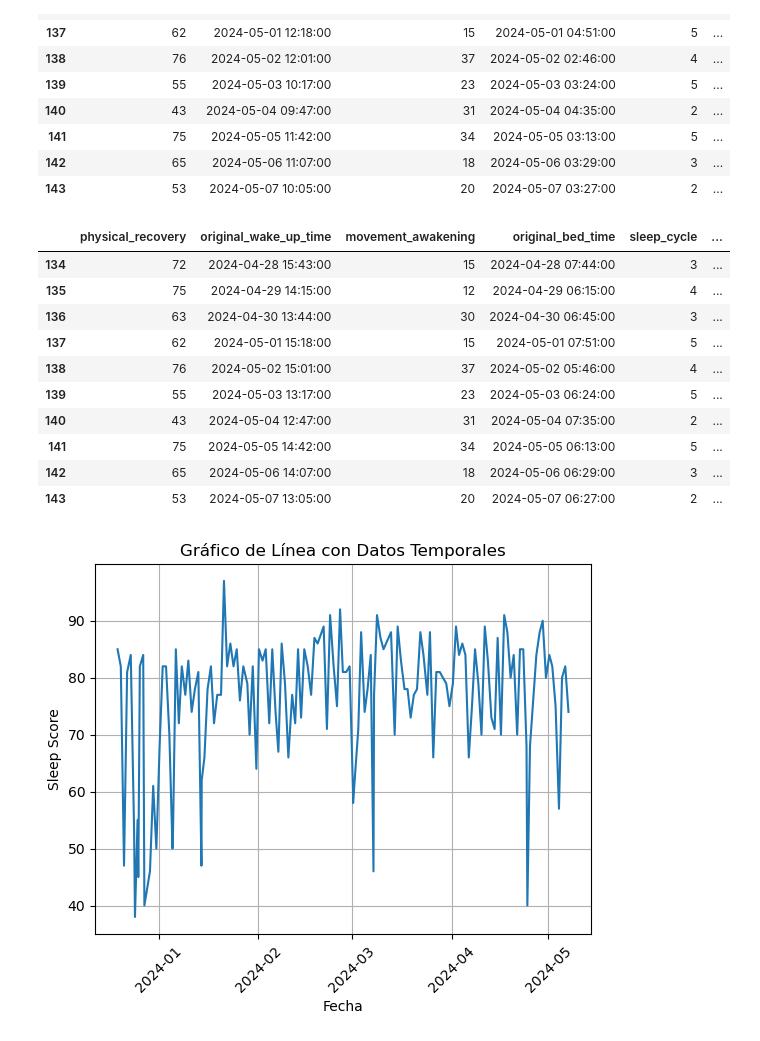
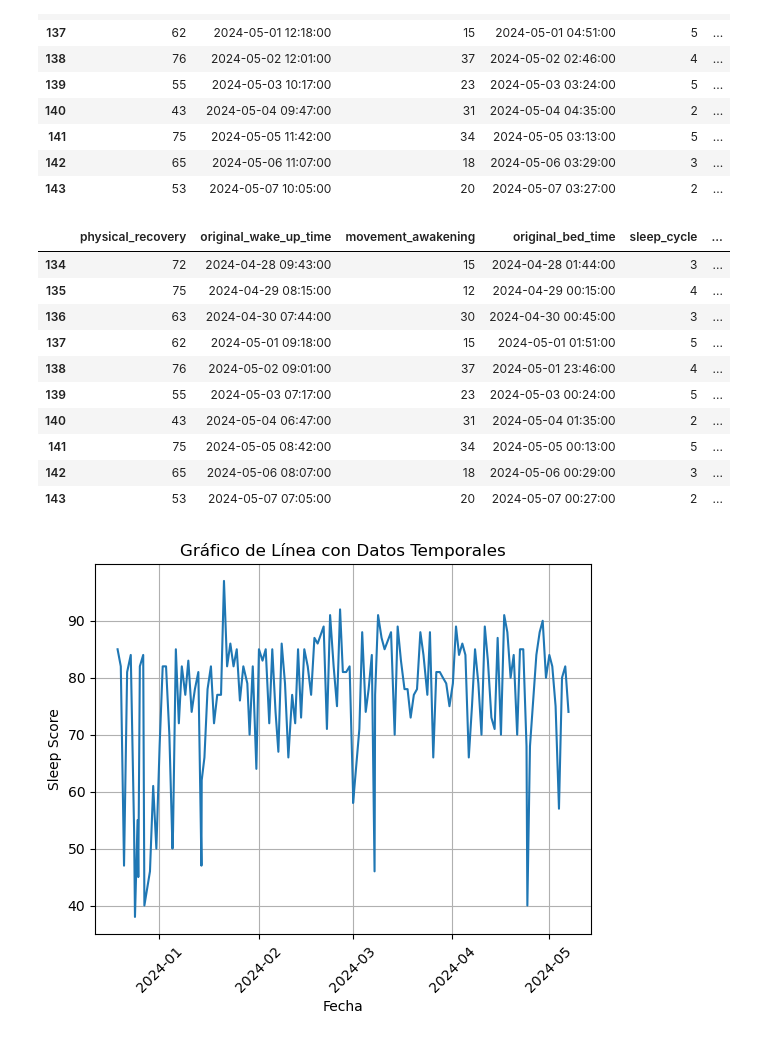
Before and after one commit to MatiasLoiseau/sleep-data-samsung-health, a Jupyter notebook: exploratory_data_analysis.ipynb, the cells around one changed output. Cells and saved outputs as stored; diff of their text form; code cells hidden in the pictures.

```diff
--- a/exploratory_data_analysis.ipynb
+++ b/exploratory_data_analysis.ipynb
@@ -5,7 +5,7 @@ import matplotlib.pyplot as plt
 #df_sleep = pd.read_csv('data/sleep.csv')
 # %%
 # Especificar las columnas que deseas cargar
-columnas = ['physical_recovery', 'original_wake_up_time', 'movement_awakening', 'original_bed_time','sleep_cycle','efficiency','sleep_score', 'sleep_duration', 'com.samsung.health.sleep.start_time','com.samsung.health.sleep.update_time','com.samsung.health.sleep.create_time','com.samsung.health.sleep.end_time','com.samsung.health.sleep.time_offset']
+columnas = ['physical_recovery', 'sleep_duration', 'original_wake_up_time', 'movement_awakening', 'original_bed_time','sleep_cycle','efficiency','sleep_score', 'sleep_duration', 'com.samsung.health.sleep.start_time','com.samsung.health.sleep.update_time','com.samsung.health.sleep.create_time','com.samsung.health.sleep.end_time','com.samsung.health.sleep.time_offset']
 
 # Cargar solo las columnas especificadas
 df_sleep = pd.read_csv('data/sleep.csv', usecols=columnas, parse_dates=['original_wake_up_time','original_bed_time','com.samsung.health.sleep.start_time','com.samsung.health.sleep.update_time','com.samsung.health.sleep.create_time','com.samsung.health.sleep.end_time'])
@@ -108,35 +138,35 @@ df_sleep.tail(10)
 # %%
 columnas_datetime = ['original_wake_up_time', 'original_bed_time', 'start_time', 'update_time', 'create_time', 'end_time']
 
 # el dataset cuenta con distintos time_offset
 # asi que la funcion de abajo es para formatearlos a la hora exacta
 
 # Función para ajustar las columnas según el time offset
 def ajustar_columnas_por_offset(row):
     offset = row['time_offset']
     if '+' in offset:
-        hours = int(offset.split('+')[1][:2])
+        hours = -int(offset.split('+')[1][:2])
     elif '-' in offset:
-        hours = -int(offset.split('-')[1][:2])
+        hours = int(offset.split('-')[1][:2])
     else:
         hours = 0  # No se especificó un offset válido
     return row[columnas_datetime] - pd.Timedelta(hours=hours)
 
 # Aplicar la función a cada fila para ajustar las columnas según el offset
 df_sleep[columnas_datetime] = df_sleep.apply(ajustar_columnas_por_offset, axis=1)
 df_sleep.tail(10)
 # %% [output]
 |  | physical_recovery | original_wake_up_time | movement_awakening | original_bed_time | sleep_cycle | ... |
-| 134 | 72 | 2024-04-28 15:43:00 | 15 | 2024-04-28 07:44:00 | 3 | ... |
-| 135 | 75 | 2024-04-29 14:15:00 | 12 | 2024-04-29 06:15:00 | 4 | ... |
-| 136 | 63 | 2024-04-30 13:44:00 | 30 | 2024-04-30 06:45:00 | 3 | ... |
-| 137 | 62 | 2024-05-01 15:18:00 | 15 | 2024-05-01 07:51:00 | 5 | ... |
-| 138 | 76 | 2024-05-02 15:01:00 | 37 | 2024-05-02 05:46:00 | 4 | ... |
-| 139 | 55 | 2024-05-03 13:17:00 | 23 | 2024-05-03 06:24:00 | 5 | ... |
-| 140 | 43 | 2024-05-04 12:47:00 | 31 | 2024-05-04 07:35:00 | 2 | ... |
-| 141 | 75 | 2024-05-05 14:42:00 | 34 | 2024-05-05 06:13:00 | 5 | ... |
-| 142 | 65 | 2024-05-06 14:07:00 | 18 | 2024-05-06 06:29:00 | 3 | ... |
-| 143 | 53 | 2024-05-07 13:05:00 | 20 | 2024-05-07 06:27:00 | 2 | ... |
+| 134 | 72 | 2024-04-28 09:43:00 | 15 | 2024-04-28 01:44:00 | 3 | ... |
+| 135 | 75 | 2024-04-29 08:15:00 | 12 | 2024-04-29 00:15:00 | 4 | ... |
+| 136 | 63 | 2024-04-30 07:44:00 | 30 | 2024-04-30 00:45:00 | 3 | ... |
+| 137 | 62 | 2024-05-01 09:18:00 | 15 | 2024-05-01 01:51:00 | 5 | ... |
+| 138 | 76 | 2024-05-02 09:01:00 | 37 | 2024-05-01 23:46:00 | 4 | ... |
+| 139 | 55 | 2024-05-03 07:17:00 | 23 | 2024-05-03 00:24:00 | 5 | ... |
+| 140 | 43 | 2024-05-04 06:47:00 | 31 | 2024-05-04 01:35:00 | 2 | ... |
+| 141 | 75 | 2024-05-05 08:42:00 | 34 | 2024-05-05 00:13:00 | 5 | ... |
+| 142 | 65 | 2024-05-06 08:07:00 | 18 | 2024-05-06 00:29:00 | 3 | ... |
+| 143 | 53 | 2024-05-07 07:05:00 | 20 | 2024-05-07 00:27:00 | 2 | ... |
 # %%
 # Graficar el valor en función de la fecha
 plt.plot(df_sleep['start_time'], df_sleep['sleep_score'])
```
Also changed, not shown: parts of 19 cells of this notebook.
